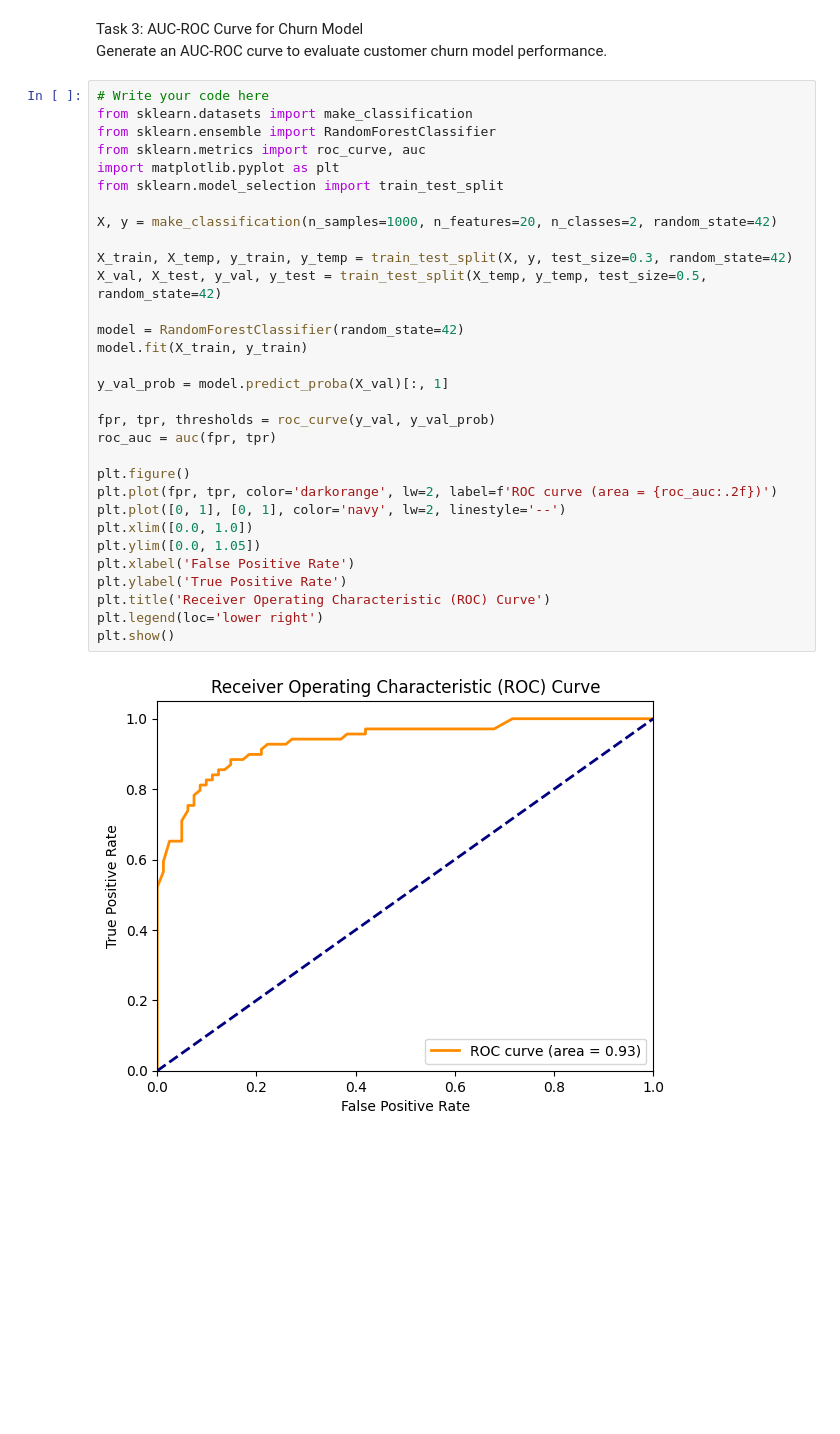
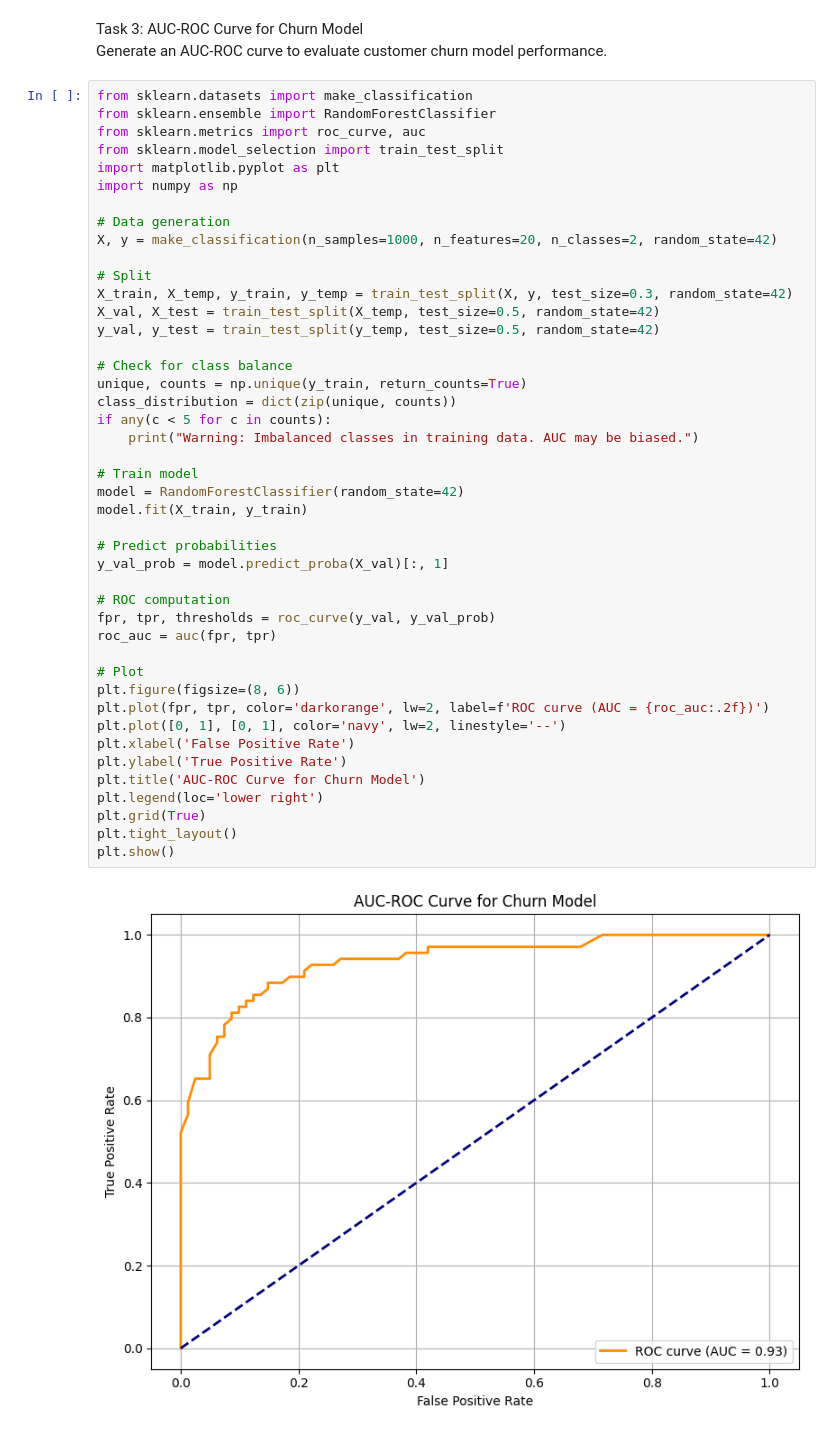
Before and after one commit to ananya20037/AI---ML, a Jupyter notebook: src/Module 5/Model Training, Overfitting & Hyperparameter Tuning/Qn3.ipynb, the cells around one changed output. Drawn from its saved outputs; the diff is of its cells as text; blank space fills up the shorter version.

```diff
--- a/src/Module 5/Model Training, Overfitting & Hyperparameter Tuning/Qn3.ipynb
+++ b/src/Module 5/Model Training, Overfitting & Hyperparameter Tuning/Qn3.ipynb
@@ -70,35 +93,48 @@ F1-score: 1.00
 Task 3: AUC-ROC Curve for Churn Model<br>
 Generate an AUC-ROC curve to evaluate customer churn model performance.
 # %%
-# Write your code here
 from sklearn.datasets import make_classification
 from sklearn.ensemble import RandomForestClassifier
 from sklearn.metrics import roc_curve, auc
+from sklearn.model_selection import train_test_split
 import matplotlib.pyplot as plt
-from sklearn.model_selection import train_test_split
+import numpy as np
 
+# Data generation
 X, y = make_classification(n_samples=1000, n_features=20, n_classes=2, random_state=42)
 
+# Split
 X_train, X_temp, y_train, y_temp = train_test_split(X, y, test_size=0.3, random_state=42)
-X_val, X_test, y_val, y_test = train_test_split(X_temp, y_temp, test_size=0.5, random_state=42)
+X_val, X_test = train_test_split(X_temp, test_size=0.5, random_state=42)
+y_val, y_test = train_test_split(y_temp, test_size=0.5, random_state=42)
 
+# Check for class balance
+unique, counts = np.unique(y_train, return_counts=True)
+class_distribution = dict(zip(unique, counts))
+if any(c < 5 for c in counts):
+    print("Warning: Imbalanced classes in training data. AUC may be biased.")
+
+# Train model
 model = RandomForestClassifier(random_state=42)
 model.fit(X_train, y_train)
 
+# Predict probabilities
 y_val_prob = model.predict_proba(X_val)[:, 1]
 
+# ROC computation
 fpr, tpr, thresholds = roc_curve(y_val, y_val_prob)
 roc_auc = auc(fpr, tpr)
 
-plt.figure()
-plt.plot(fpr, tpr, color='darkorange', lw=2, label=f'ROC curve (area = {roc_auc:.2f})')
+# Plot
+plt.figure(figsize=(8, 6))
+plt.plot(fpr, tpr, color='darkorange', lw=2, label=f'ROC curve (AUC = {roc_auc:.2f})')
 plt.plot([0, 1], [0, 1], color='navy', lw=2, linestyle='--')
-plt.xlim([0.0, 1.0])
-plt.ylim([0.0, 1.05])
 plt.xlabel('False Positive Rate')
 plt.ylabel('True Positive Rate')
-plt.title('Receiver Operating Characteristic (ROC) Curve')
+plt.title('AUC-ROC Curve for Churn Model')
 plt.legend(loc='lower right')
+plt.grid(True)
+plt.tight_layout()
 plt.show()
 # %% [output]
-[figure, old version]
+[figure, new version]
```
Also changed, not shown: parts of 2 cells of this notebook.
